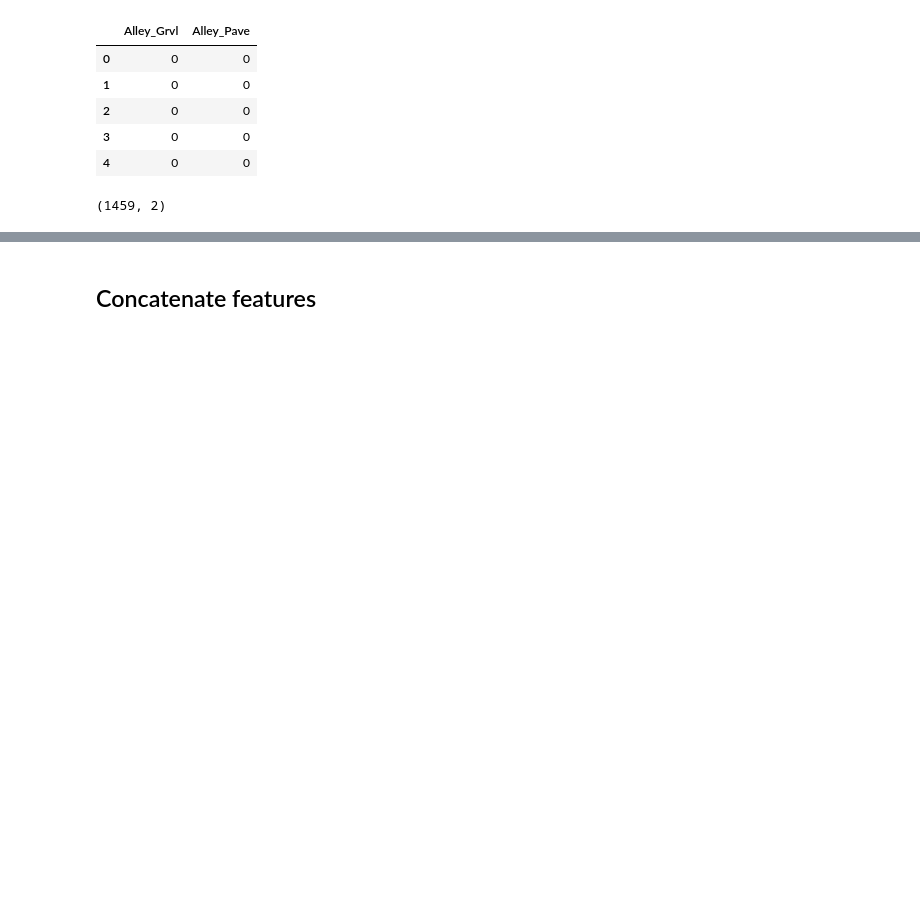
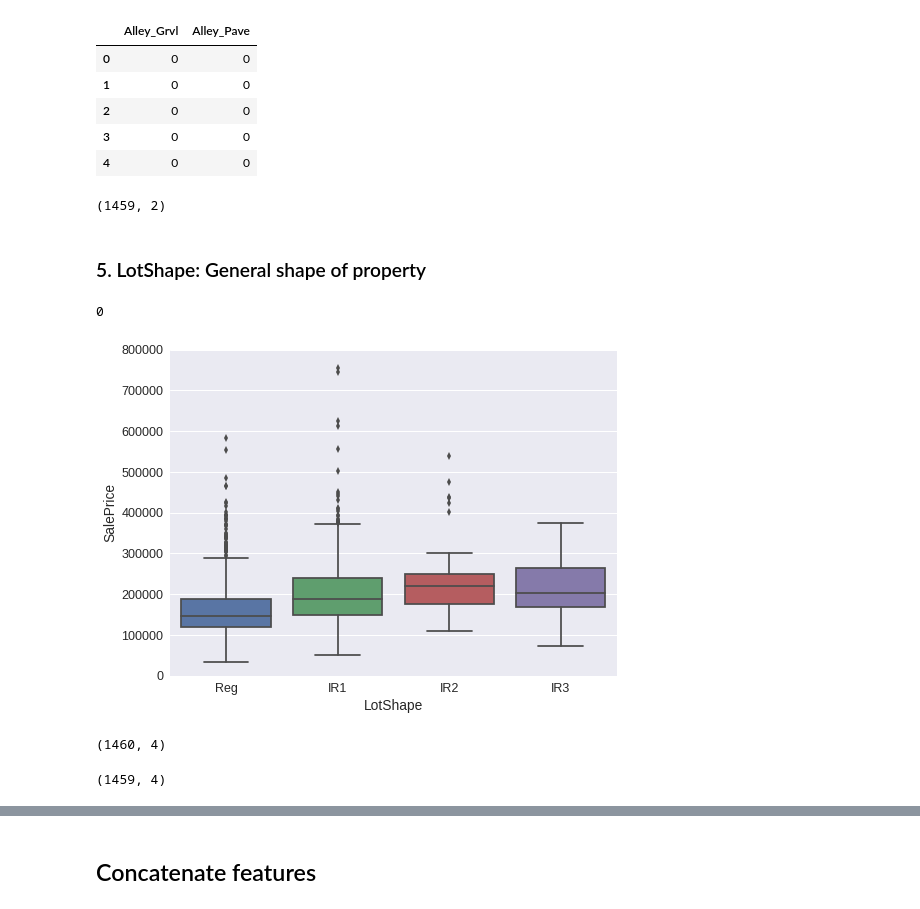
Before and after one commit to maviator/Kaggle_home_price_prediction, a Jupyter notebook: Script/kaggle_home_price_prediction.ipynb, the cells around one changed output, grey strips where cells are left out. Saved outputs shown, nothing was run; the diff lists cells and outputs as text; code cells hidden in the pictures; blank space fills up the shorter version.

Commit message:
Added dummies for some categorical features

```diff
--- a/Script/kaggle_home_price_prediction.ipynb
+++ b/Script/kaggle_home_price_prediction.ipynb
@@ -343,3 +348,27 @@ alley_test = pd.get_dummies(test.Alley, prefix='Alley')
 alley_test.shape
 # %% [output]
 (1459, 2)
+# %% [markdown]
+### 5. LotShape: General shape of property
+# %%
+train.LotShape.isnull().sum()
+# %% [output]
+0
+# %%
+var = 'LotShape'
+data = pd.concat([train['SalePrice'], train[var]], axis=1)
+f, ax = plt.subplots(figsize=(8, 6))
+fig = sns.boxplot(x=var, y="SalePrice", data=data)
+fig.axis(ymin=0, ymax=800000);
+# %% [output]
+[figure, added]
+# %%
+lot_shape_train = pd.get_dummies(train.LotShape, prefix='LotShape')
+lot_shape_train.shape
+# %% [output]
+(1460, 4)
+# %%
+lot_shape_test = pd.get_dummies(test.LotShape, prefix='LotShape')
+lot_shape_test.shape
+# %% [output]
+(1459, 4)
```
Also changed, not shown: parts of 49 cells of this notebook.
